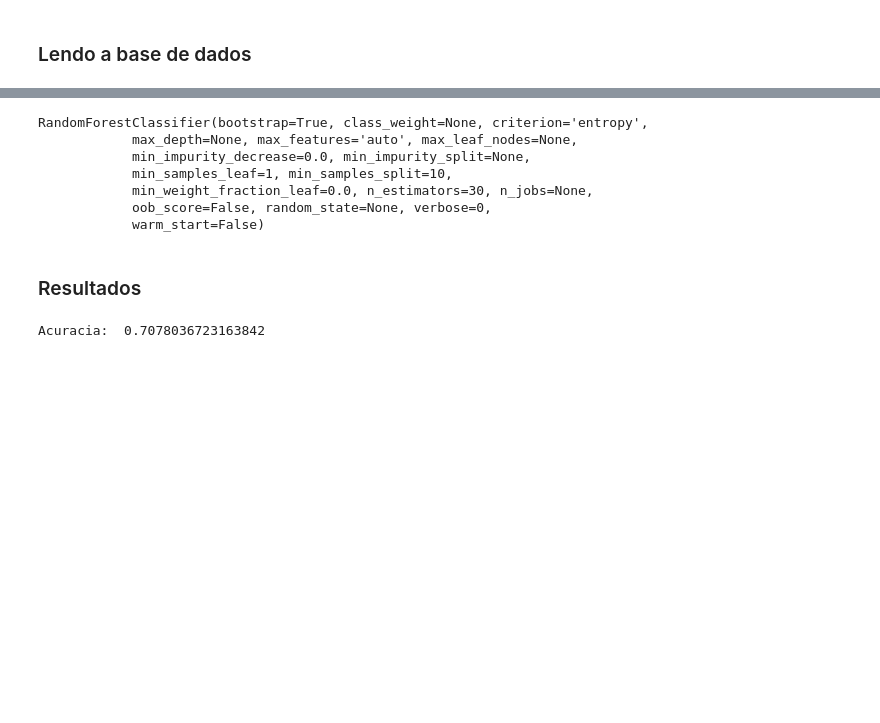
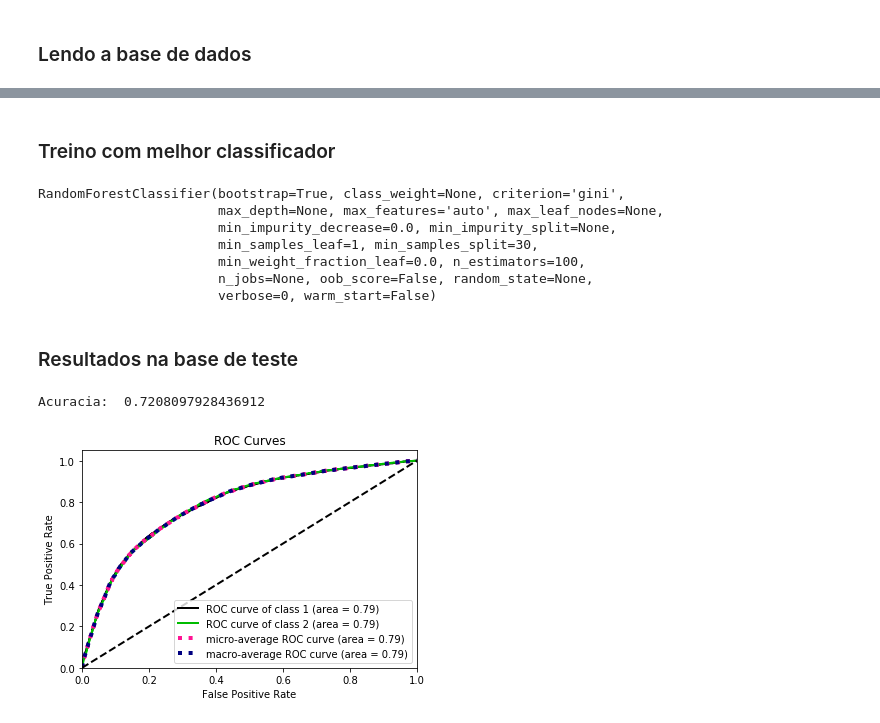
Before and after one commit to Fillipedem/LoLKaggle, a Jupyter notebook: RandomForest.ipynb, the cells around one changed output, grey strips where cells are left out. Saved outputs shown, nothing was run; the diff lists cells and outputs as text; code cells hidden in the pictures; blank space fills up the shorter version.

```diff
--- a/RandomForest.ipynb
+++ b/RandomForest.ipynb
@@ -24,20 +67,34 @@ X_train, X_test, y_train, y_test = train_test_split(
+# %% [markdown]
+### Treino com melhor classificador
+# %%
+# Divindo treino/teste
+X_train, X_test, y_train, y_test = train_test_split(
+    X, y, test_size=0.33, random_state=42)
 # %%
-clf = RandomForestClassifier(n_estimators=30, criterion='entropy', min_samples_split=10)
+# Melhor parametro
+clf = RandomForestClassifier(n_estimators=100, criterion='gini', min_samples_split=30)
 
 clf.fit(X_train, y_train)
 # %% [output]
-RandomForestClassifier(bootstrap=True, class_weight=None, criterion='entropy',
-            max_depth=None, max_features='auto', max_leaf_nodes=None,
-            min_impurity_decrease=0.0, min_impurity_split=None,
-            min_samples_leaf=1, min_samples_split=10,
-            min_weight_fraction_leaf=0.0, n_estimators=30, n_jobs=None,
-            oob_score=False, random_state=None, verbose=0,
-            warm_start=False)
+RandomForestClassifier(bootstrap=True, class_weight=None, criterion='gini',
+                       max_depth=None, max_features='auto', max_leaf_nodes=None,
+                       min_impurity_decrease=0.0, min_impurity_split=None,
+                       min_samples_leaf=1, min_samples_split=30,
+                       min_weight_fraction_leaf=0.0, n_estimators=100,
+                       n_jobs=None, oob_score=False, random_state=None,
+                       verbose=0, warm_start=False)
 # %% [markdown]
-### Resultados
+### Resultados na base de teste
-# %%
-y_pred = clf.predict(X_test)
-
-print("Acuracia: ", accuracy_score(y_test, y_pred))
-# %% [output]
-Acuracia:  0.7078036723163842
+# %%
+# Acuracia na base de teste
+y_pred = clf.predict(X_test)
+y_prob =  clf.predict_proba(X_test)
+
+print("Acuracia: ", accuracy_score(y_test, y_pred))
+
+# Curva Roc
+skplt.metrics.plot_roc_curve(y_test, y_prob)
+plt.show()
+# %% [output]
+Acuracia:  0.7208097928436912
+[figure, added]
```
Also changed, not shown: parts of 3 cells of this notebook, 2 other files.
